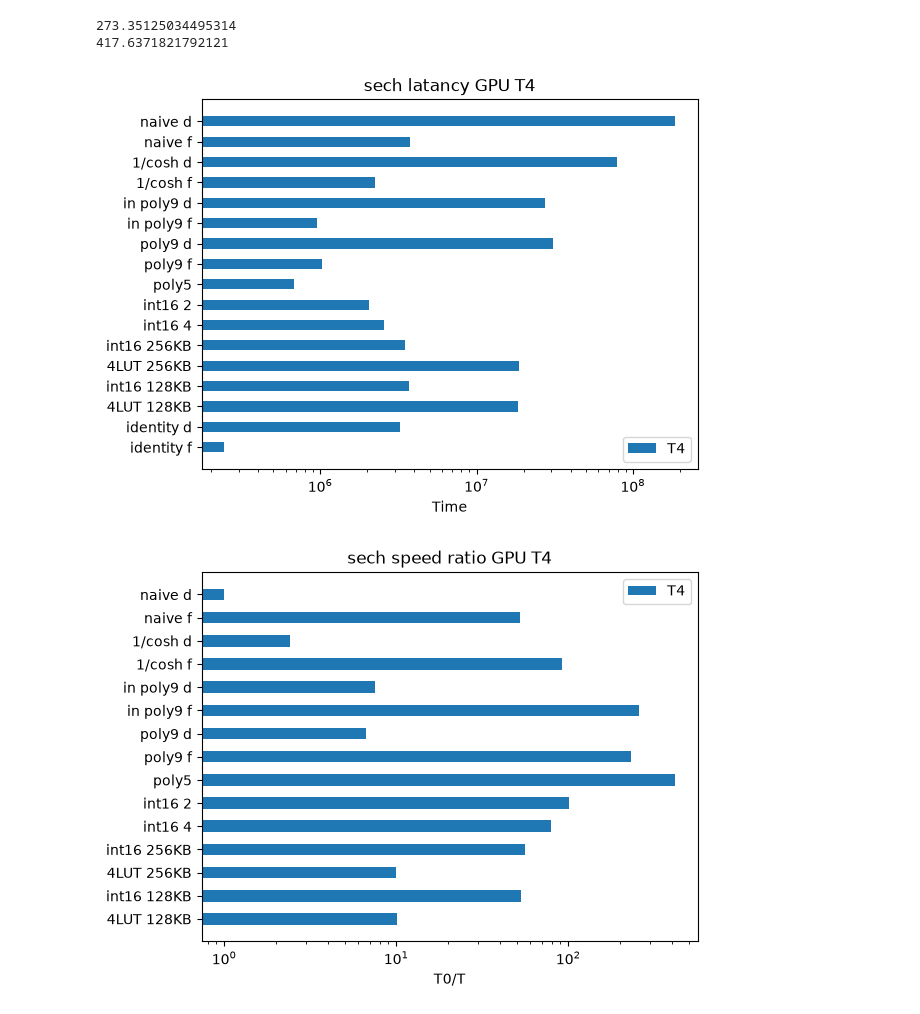
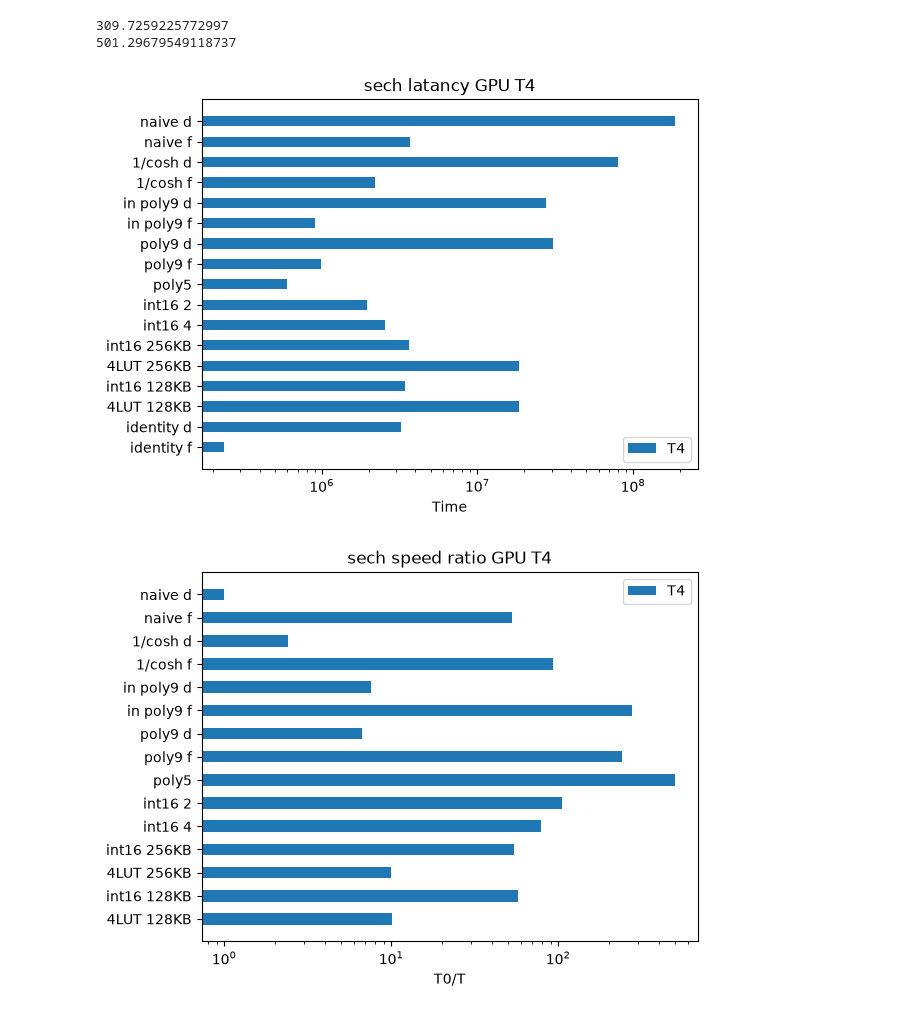
Before and after one commit to VinInn/pyTools, a Jupyter notebook: sechSpeed.ipynb, the cells around one changed output. Cells and saved outputs as stored; diff of their text form; code cells hidden in the pictures.

```diff
--- a/sechSpeed.ipynb
+++ b/sechSpeed.ipynb
@@ -68,42 +68,42 @@ plt.show()
 
 sech = ('naive d','naive f', '1/cosh d', '1/cosh f', 'in poly9 d', 'in poly9 f', 'poly9 d', 'poly9 f', 'poly5','int16 2','int16 4', 'int16 256KB', '4LUT 256KB', 'int16 128KB', '4LUT 128KB', 'identity d','identity f' )
 gpuT4 = np.array(
-#[187317982,3872602,79714811,2244394,27557871,943264,30594433,1032286,671555,1699551,2561280,1164031,20055738,3244812,240855])
-[186221086,3732751,79624478,2233747,27565817,955341,30597729,1030899,681252,2063423,2561602,3497086,18558091,3697650,18283425,3237531,243112])
+    [186357132,3688056,79595407,2202574,27486569,902677,30519667,993039,601684,1964824,2561600,3625789,18596227,3412825,18418004,3218875,236355])
+
 
 idd = gpuT4[15]
 idf = gpuT4[16]
 
 print(gpuT4[0]/gpuT4[8])
 print((gpuT4[0]-idd)/(gpuT4[8]-idf))
 
 x = np.arange(len(sech))  # the label locations
 width = 0.5  # the width of a bar
 
 fig, ax = plt.subplots()
 ax.barh(x, gpuT4, width, align='center', label='T4')
 ax.yaxis.set_inverted(True)  # arrange data from top to bottom
 plt.xscale("log")
 ax.set_yticks(x,sech)
 ax.set_xlabel('Time')
 ax.set_title('sech latancy GPU T4')
 ax.legend()
 plt.show()
 
 id = np.array([idd,idf,idd,idf,idd,idf,idd,idf,idf,idf,idf,idf,idf,idf,idf,idd,idf])
 
 fig, ax = plt.subplots()
 ax.barh(x[0:15], (gpuT4[0]-id[0])/(gpuT4-id)[0:15], width, align='center', label='T4')
 ax.yaxis.set_inverted(True)  # arrange data from top to bottom
 plt.xscale("log")
 ax.set_yticks(x[0:15],sech[0:15])
 ax.set_xlabel('T0/T')
 ax.set_title('sech speed ratio GPU T4')
 ax.legend()
 plt.show()
 # %% [output]
-273.35125034495314
-417.6371821792121
+309.7259225772997
+501.29679549118737
-[figure, old version]
+[figure, new version]
-[figure, old version]
+[figure, new version]
 # %%
```
Also changed, not shown: parts of 3 cells of this notebook, 2 other files.
